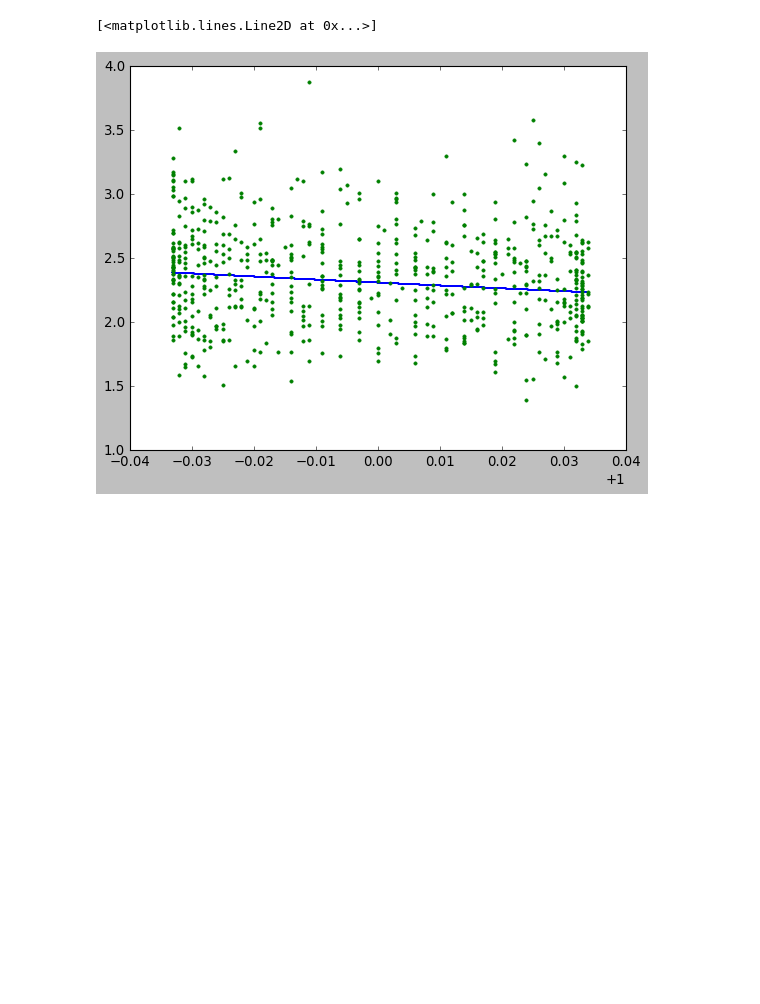
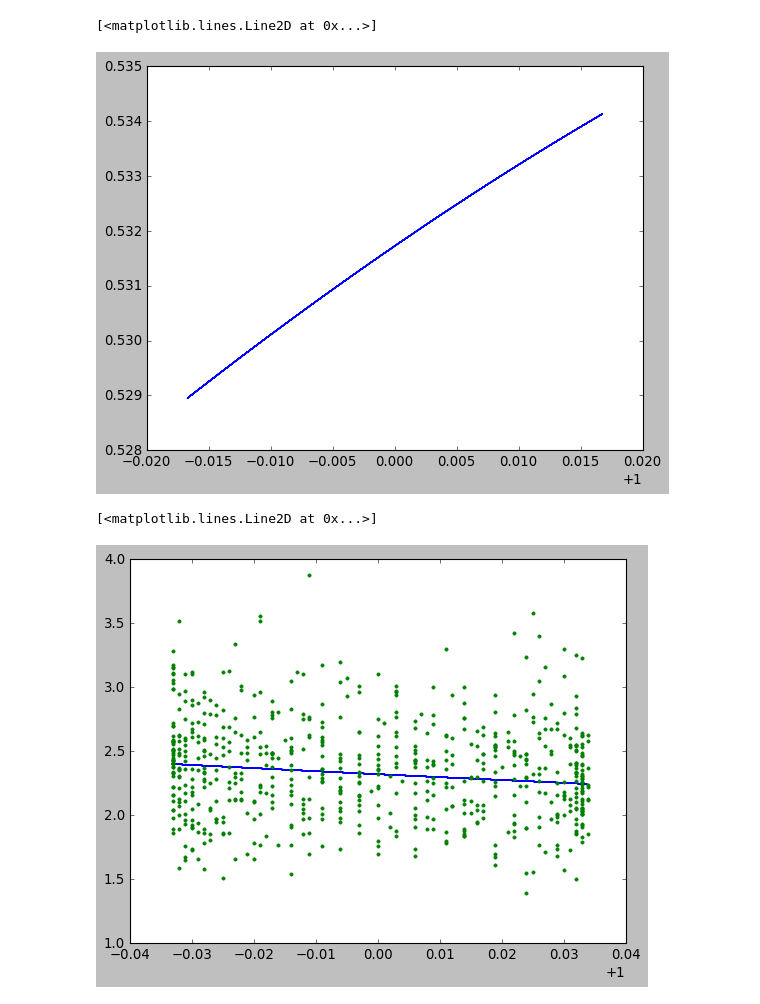
Before and after one commit to SaeedAnsarifard/NeuMod, a Jupyter notebook: Tutorial.ipynb, the cells around one changed output. Saved outputs shown, nothing was run; the diff lists cells and outputs as text; code cells hidden in the pictures; blank space fills up the shorter version.

```diff
--- a/Tutorial.ipynb
+++ b/Tutorial.ipynb
@@ -14,0 +29,5 @@ frame            = FrameWork()
+# %%
+plt.plot(frame.distance,su_pr[0][:,1])
+# %% [output]
+[<matplotlib.lines.Line2D at 0x...>]
+[figure, added]
```
Also changed, not shown: parts of 17 cells of this notebook, 2 other files.
